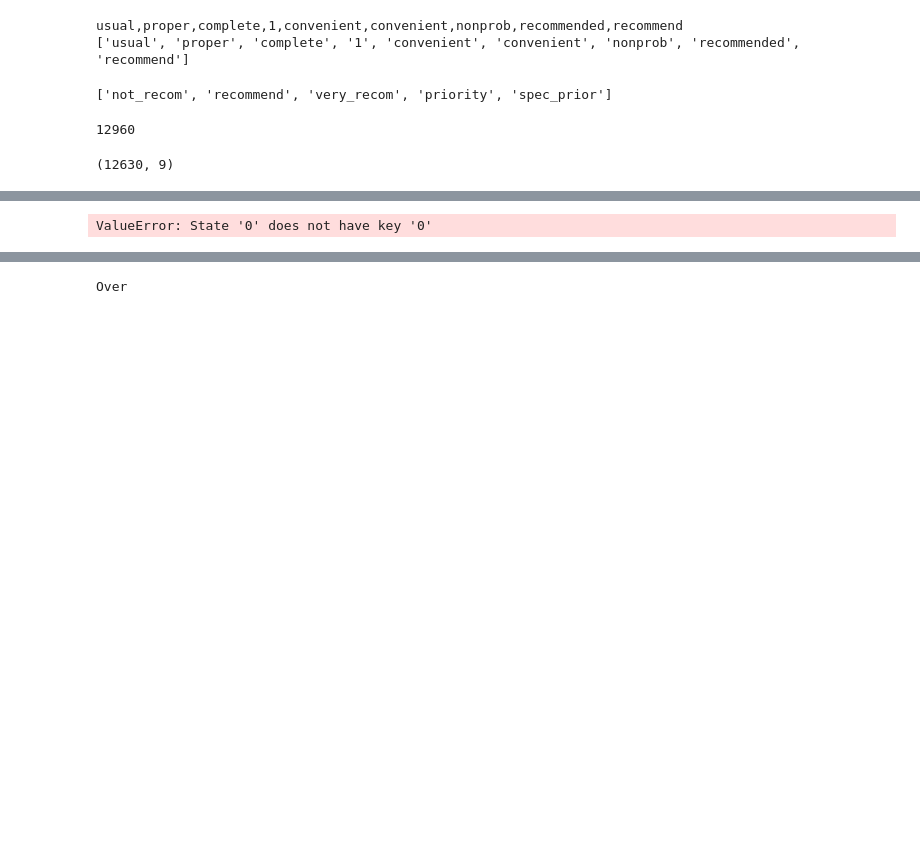
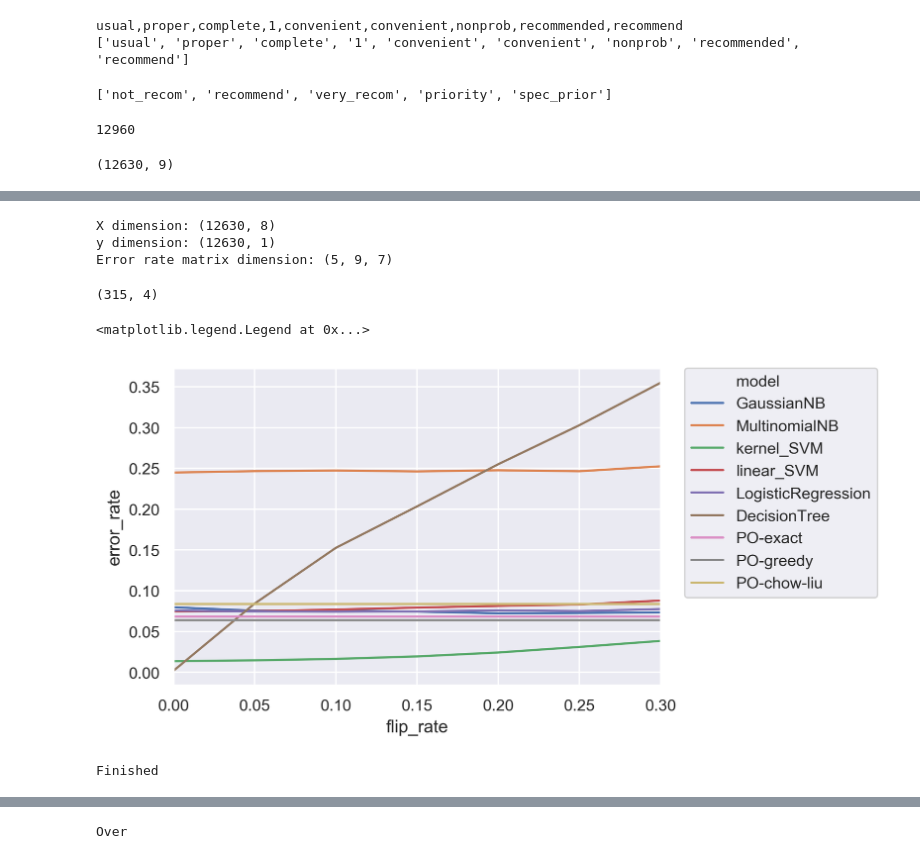
Before and after one commit to kensun619/RobustPGM, a Jupyter notebook: Nursery/1124_Experiments.ipynb, the cells around one changed output, grey strips where cells are left out. Drawn from its saved outputs; the diff is of its cells as text; code cells hidden in the pictures; blank space fills up the shorter version.

Commit message:
The performance of 9 models

```diff
--- a/Nursery/1124_Experiments.ipynb
+++ b/Nursery/1124_Experiments.ipynb
@@ -54,5 +54,8 @@ print(data.shape)
 feature = data[:,0:8]
 label = data[:,8].reshape(-1, 1)
 print(np.unique(label))
+label[label==3] = 1
+label[label==4] = 2
+print(np.unique(label))
 # %% [output]
 [0 3 4]
@@ -106,0 +190,13 @@ def label_flip(y_train, ratio=0.1):
+# %%
+feature = data[:,0:8]
+label = data[:,8].reshape(-1, 1)
+X = feature
+y = label
+error_rate = np.zeros((n_rpt,n_model,n_peru))
+print("X dimension:", X.shape)
+print("y dimension:", y.shape)
+print("Error rate matrix dimension:", error_rate.shape)
+# %% [output]
+X dimension: (12630, 8)
+y dimension: (12630, 1)
+Error rate matrix dimension: (5, 9, 7)
@@ -107,8 +225,42 @@ def label_flip(y_train, ratio=0.1):
+# %%
+import pandas as pd
+er_list = []
+er_mean = np.mean(error_rate, axis=0)
+for idx_rpt in range(n_rpt):
+    for idx_model in range(n_model):
+        for idx_peru in range(n_peru):
+            er_list.append([idx_rpt,
+                            model_name_list[idx_model],
+                            peru_list[idx_peru],
+                            er_mean[idx_model, idx_peru]])
+er_df = pd.DataFrame(er_list, columns=['idx', 'model', 'flip_rate', 'error_rate'], dtype=float)
+# print(er_df)
+# %%
+print(er_df.shape)
+# %% [output]
+(315, 4)
+# %%
+import seaborn as sns
+import matplotlib.pyplot as plt
+
+plt.figure(figsize=(6,4), dpi=300)
+sns.set(style="darkgrid")
+
+
+# Plot the responses for different events and regions
+ax = sns.lineplot(x="flip_rate", y="error_rate",
+                  hue="model", data=er_df, legend='full')
+ax.set(xlim=(0, 0.3))
+plt.legend(bbox_to_anchor=(1.05, 1), loc=2, borderaxespad=0.)
+# %% [output]
+<matplotlib.legend.Legend at 0x...>
+[figure, added]
 # %%
+# K-fold
 from sklearn.model_selection import KFold
 from tqdm import tqdm
 
-n_fold = 2
+n_fold = 10
 feature = data[:,0:8]
 label = data[:,8].reshape(-1, 1)
 X = feature
@@ -119,8 +271,8 @@ kf.get_n_splits(X)
 # print(kf)
 
 model_name_list = ['GaussianNB', 'MultinomialNB', 'kernel_SVM', 'linear_SVM',
-                   'LogisticRegression', 'DecisionTree',
-                   'PO-exact', 'PO-greedy', 'PO-chow-liu']
+                   'LogisticRegression', 'DecisionTree']
+#                    'PO-exact', 'PO-greedy', 'PO-chow-liu']
 
 error_rate = np.zeros((n_fold,len(model_name_list),4))
 
@@ -160,4 +312,4 @@ with tqdm(total=n_fold) as pbar:
 
 print("Finished")
 # %% [output]
-ValueError: State '0' does not have key '0'
+Finished
```
Also changed, not shown: parts of 11 cells of this notebook.
